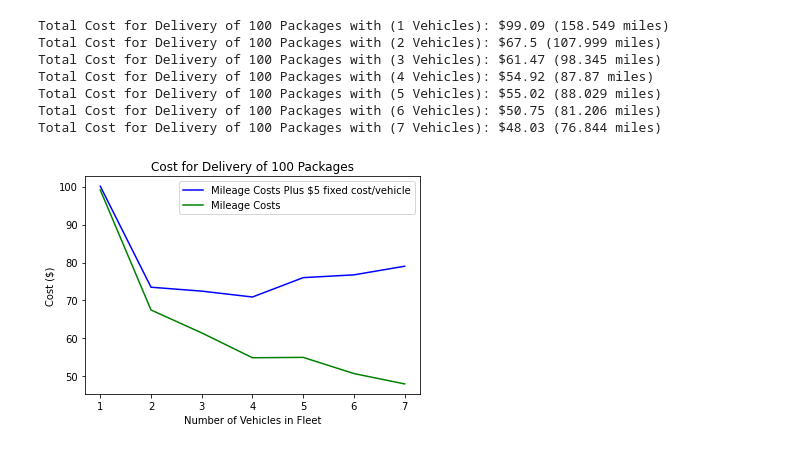
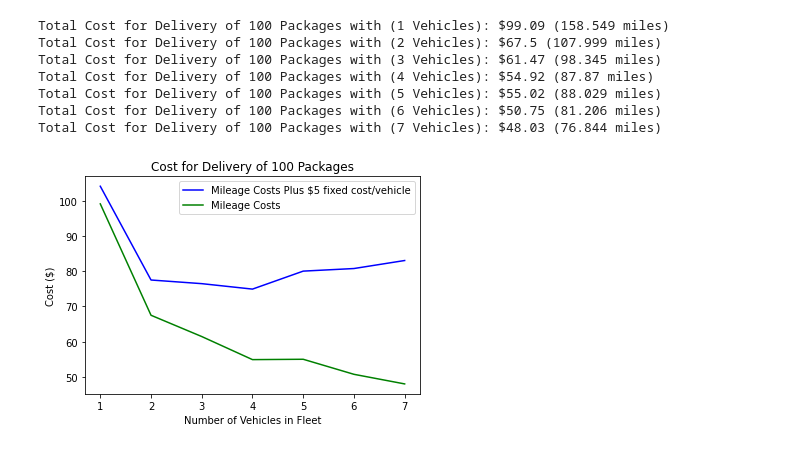
Before and after one commit to srodenbeck/PackageDeliveryOptimization, a Jupyter notebook: cost_sensitivity.ipynb, the cells around one changed output. Saved outputs shown, nothing was run; the diff lists cells and outputs as text; code cells hidden in the pictures.

Commit message:
fix bug in sensitivity visualizations

```diff
--- a/cost_sensitivity.ipynb
+++ b/cost_sensitivity.ipynb
@@ -292,7 +292,7 @@ Total Cost for Delivery of 50 Packages with (10 Vehicles): $32.49 (51.979 miles)
 cost_50 = [i * .625 for i in total_mileage]
 cost_fixed_50 = cost_50[:]
 for i in range(0, len(cost_fixed_50)):
-    cost_fixed_50[i] = cost_fixed_50[i]+5*i+1
+    cost_fixed_50[i] = cost_fixed_50[i]+5*(i+1)
 
 plt.plot(range(1,11),cost_fixed_50,'b',label='Mileage Costs Plus $5 fixed cost/vehicle')
 plt.plot(range(1,11),cost_50,'g',label='Mileage Costs')
@@ -326,7 +326,7 @@ Total Cost for Delivery of 25 Packages with (7 Vehicles): $19.87 (31.794 miles)
 cost_25 = [i * .625 for i in total_mileage_25]
 cost_fixed_25 = cost_25[:]
 for i in range(0, len(cost_fixed_25)):
-    cost_fixed_25[i] = cost_fixed_25[i]+5*i+1
+    cost_fixed_25[i] = cost_fixed_25[i]+5*(i+1)
 
 plt.plot(range(1,8),cost_fixed_25,'b',label='Mileage Costs Plus $5 fixed cost/vehicle')
 plt.plot(range(1,8),cost_25,'g',label='Mileage Costs')
@@ -361,17 +361,17 @@ Total Cost for Delivery of 100 Packages with (7 Vehicles): $48.03 (76.844 miles)
 # %%
 cost_100 = [i * .625 for i in total_mileage_100]
 cost_fixed_100 = cost_100[:]
 for i in range(0, len(cost_fixed_100)):
-    cost_fixed_100[i] = cost_fixed_100[i]+5*i+1
+    cost_fixed_100[i] = cost_fixed_100[i]+5*(i+1)
 
 plt.title('Cost for Delivery of 100 Packages')
 plt.xlabel('Number of Vehicles in Fleet')
 plt.ylabel('Cost ($)')
 
 plt.plot(range(1,8),cost_fixed_100,'b',label='Mileage Costs Plus $5 fixed cost/vehicle')
 plt.plot(range(1,8),cost_100,'g',label='Mileage Costs')
 
 plt.legend()
 plt.show()
 # %% [output]
-[figure, old version]
+[figure, new version]
```
Also changed, not shown: parts of 2 cells of this notebook, 1 other file.
